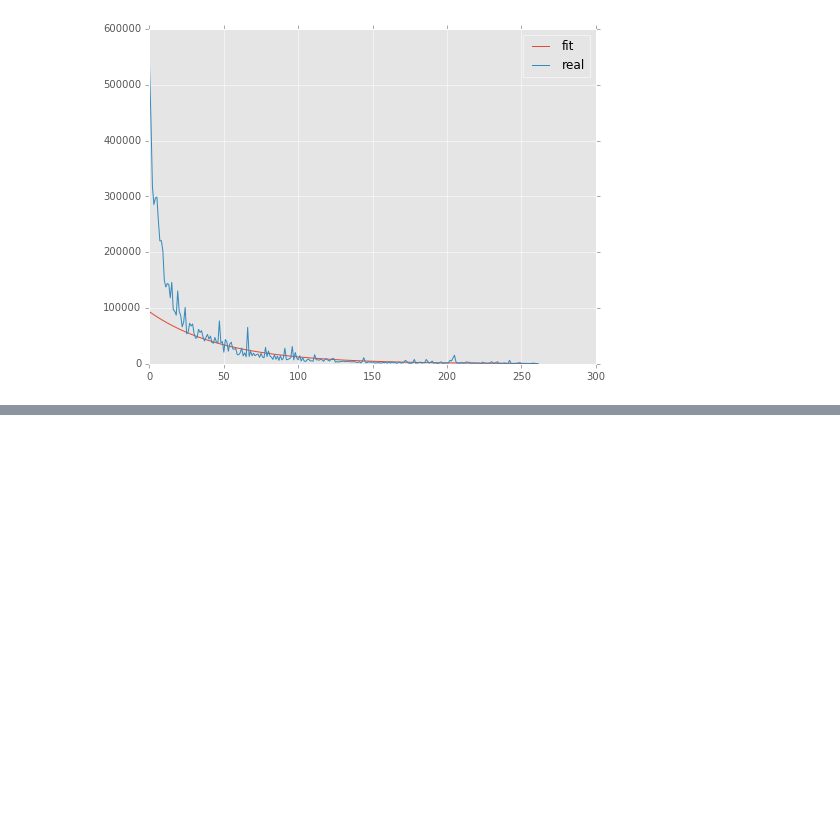
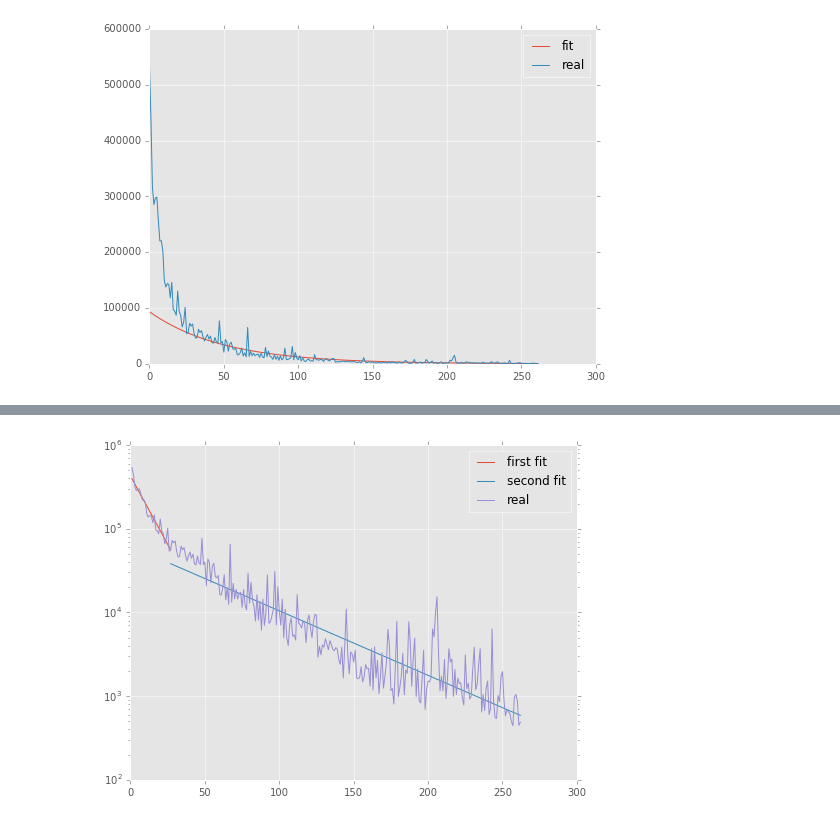
Before and after one commit to yiyuezhuo/euler, a Jupyter notebook: fitting.ipynb, the cells around one changed output, grey strips where cells are left out. Drawn from its saved outputs; the diff is of its cells as text; code cells hidden in the pictures; blank space fills up the shorter version.

```diff
--- a/fitting.ipynb
+++ b/fitting.ipynb
@@ -237,0 +326,9 @@ plt.show()
+# %%
+plt.plot(df2.id,n2*p2**df2.id,label='first fit')
+plt.plot(df3.id,n3*p3**df3.id,label='second fit')
+plt.plot(df.id,df.solve,label='real')
+plt.yscale('log')
+plt.legend()
+plt.show()
+# %% [output]
+[figure, added]
```
Also changed, not shown: parts of 99 cells of this notebook, 1 other file.
